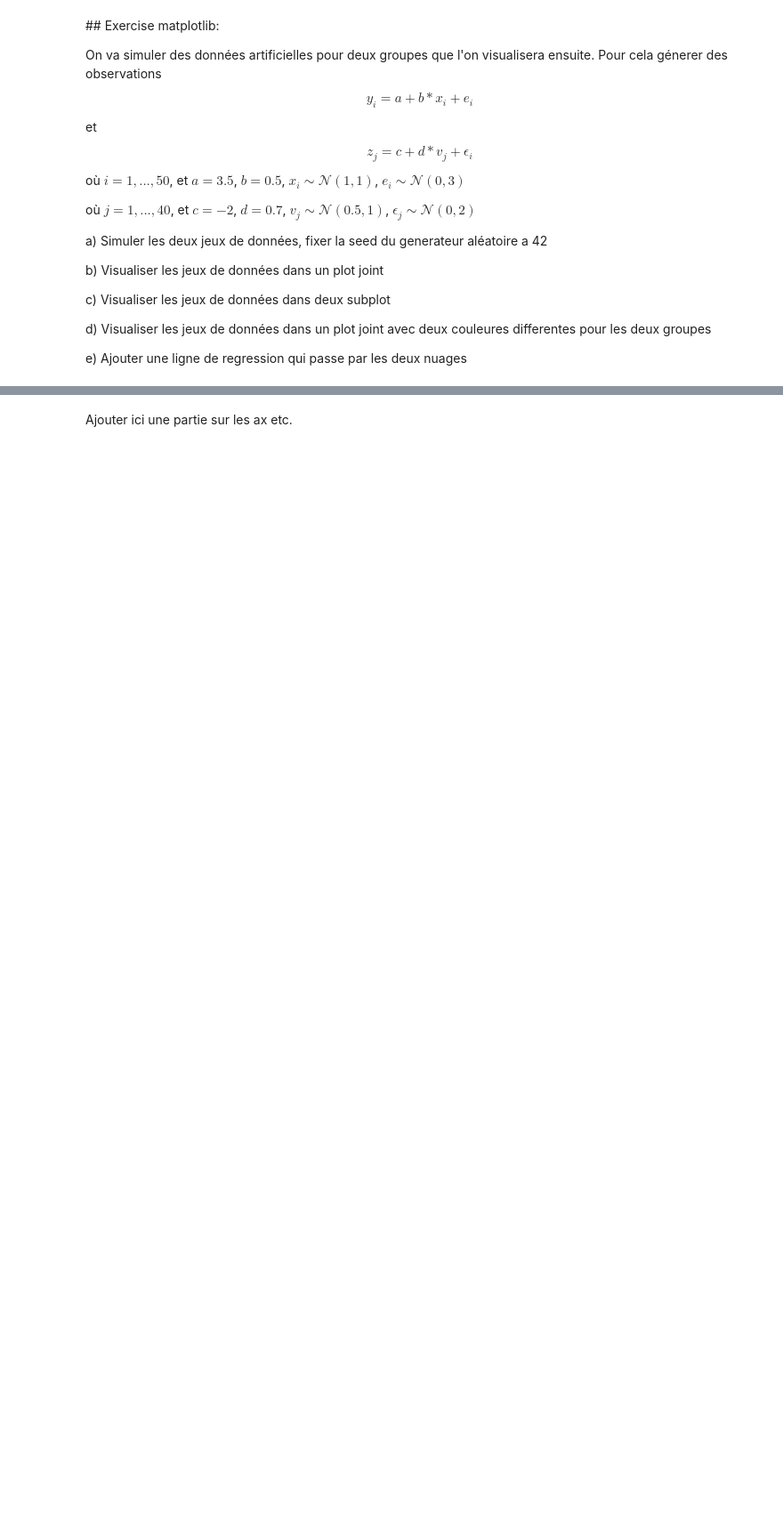
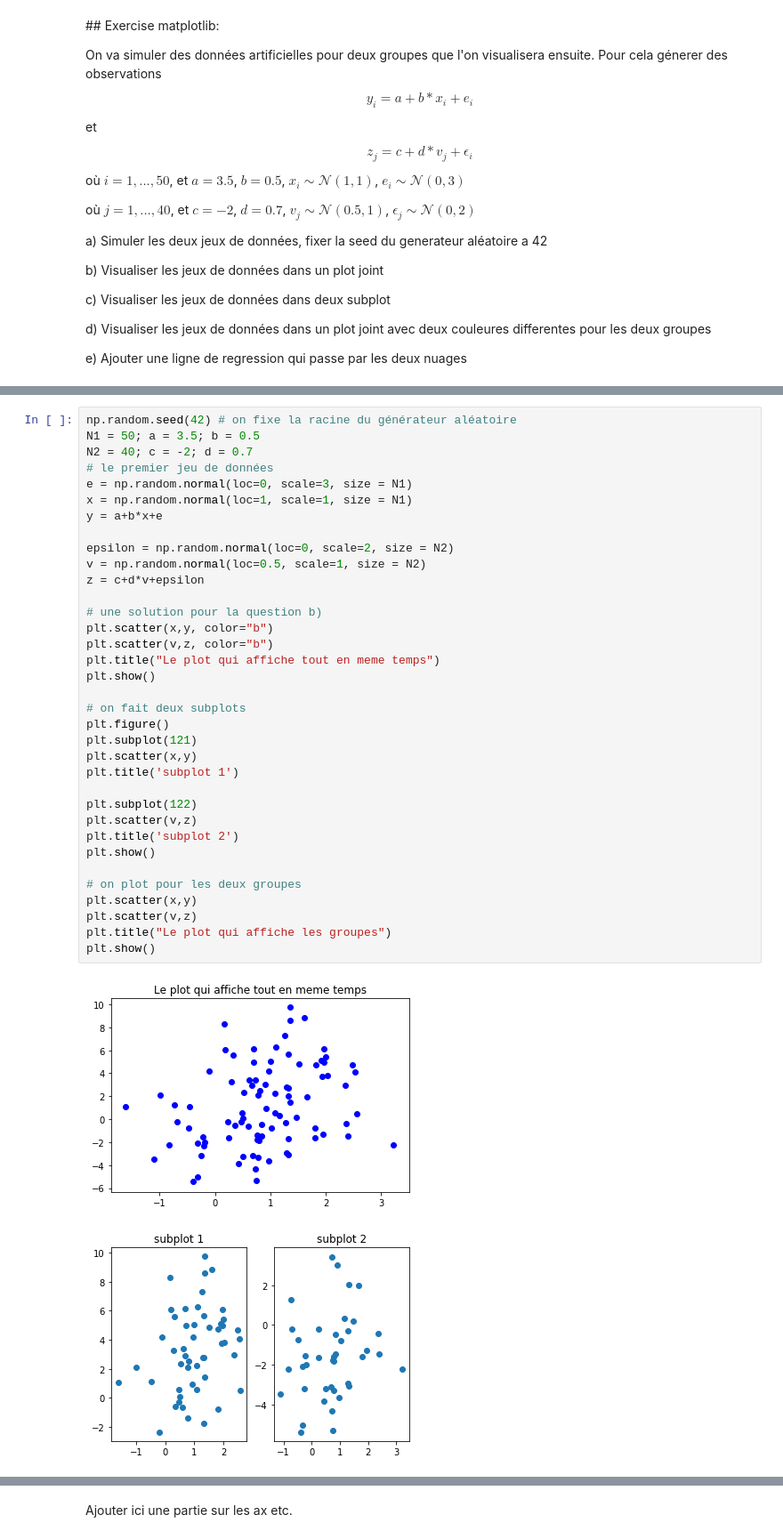
Before and after one commit to alexanderbuchholz/formation_utt, a Jupyter notebook: 2_matplotlib.ipynb, the cells around one changed output, grey strips where cells are left out. Shown: that part at 89% size. Cells and saved outputs as stored; diff of their text form; blank space fills up the shorter version.

Commit message:
solution matplotlib

```diff
--- a/2_matplotlib.ipynb
+++ b/2_matplotlib.ipynb
@@ -165,0 +166,38 @@ N1 = 50; a = 3.5; b=0.5
+# %%
+np.random.seed(42) # on fixe la racine du générateur aléatoire
+N1 = 50; a = 3.5; b = 0.5
+N2 = 40; c = -2; d = 0.7
+# le premier jeu de données
+e = np.random.normal(loc=0, scale=3, size = N1)
+x = np.random.normal(loc=1, scale=1, size = N1)
+y = a+b*x+e
+
+epsilon = np.random.normal(loc=0, scale=2, size = N2)
+v = np.random.normal(loc=0.5, scale=1, size = N2)
+z = c+d*v+epsilon
+
+# une solution pour la question b)
+plt.scatter(x,y, color="b")
+plt.scatter(v,z, color="b")
+plt.title("Le plot qui affiche tout en meme temps")
+plt.show()
+
+# on fait deux subplots
+plt.figure()
+plt.subplot(121)
+plt.scatter(x,y)
+plt.title('subplot 1')
+
+plt.subplot(122)
+plt.scatter(v,z)
+plt.title('subplot 2')
+plt.show()
+
+# on plot pour les deux groupes
+plt.scatter(x,y)
+plt.scatter(v,z)
+plt.title("Le plot qui affiche les groupes")
+plt.show()
+# %% [output]
+[figure, added]
+[figure, added]
```
Also changed, not shown: parts of 4 cells of this notebook.
